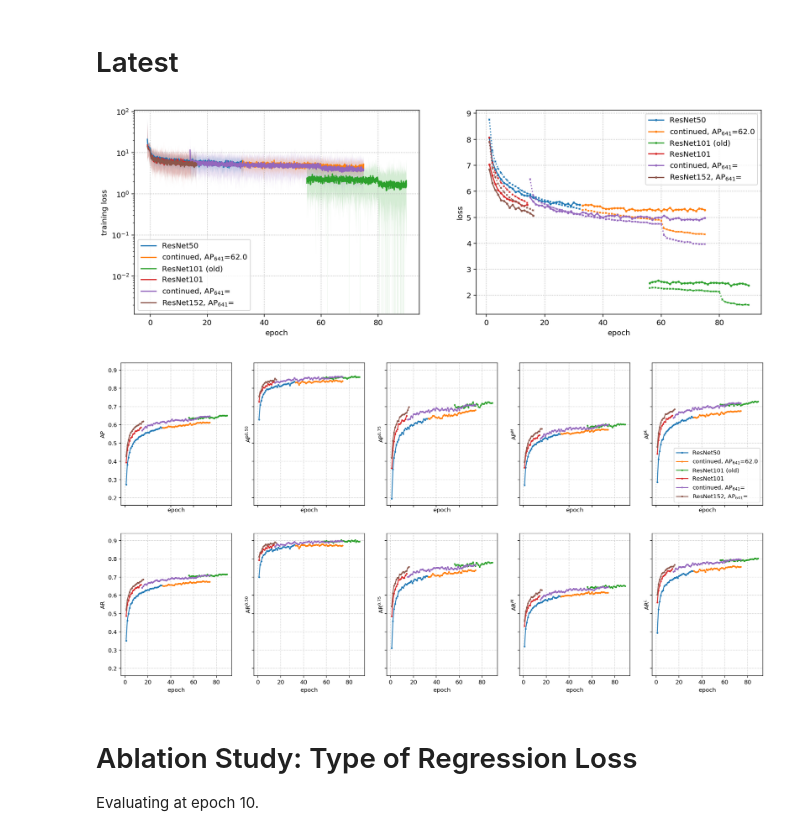
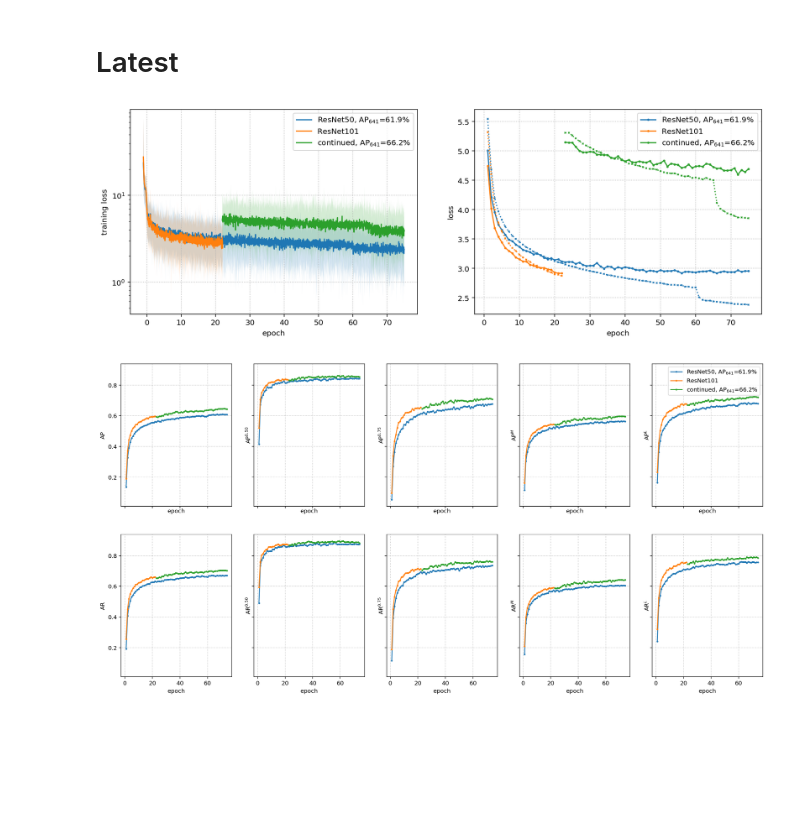
Before and after one commit to openpifpaf/openpifpaf, a Jupyter notebook: docs/studies.ipynb, the cells around one changed output. Saved outputs shown, nothing was run; the diff lists cells and outputs as text; code cells hidden in the pictures; blank space fills up the shorter version.

```diff
--- a/docs/studies.ipynb
+++ b/docs/studies.ipynb
@@ -12,46 +12,34 @@ import openpifpaf.logs
 # %%
 fig, (ax1, ax2) = plt.subplots(ncols=2, figsize=(15, 5))
 plots = openpifpaf.logs.Plots([
-#     '../outputs/resnet50block5-pif-paf-edge401-laplace-190221-181336.pkl.log',
-    '../outputs/resnet50block5-pif-paf-edge401-laplace-190224-131910.pkl.log',
-    '../outputs/resnet50block5-pif-paf-edge401-190225-112156.pkl.log',
-#     '../outputs/resnet101block5-pif-paf-edge401-laplace-190221-213355.pkl.log',
-    '../outputs/resnet101block5-pifs-pafs-edge401-l1-190216-165258.pkl.log',
-    '../outputs/resnet101block5-pif-paf-edge401-laplace-190221-213355.pkl.log',
-    '../outputs/resnet101block5-pif-paf-edge401-laplace-190222-115232.pkl.log',
-    '../outputs/resnet152block5-pif-paf-edge401-laplace-190221-212949.pkl.log',
+    '../outputs/resnet50block5-pif-paf-edge401-190312-175055.pkl.log',
+    '../outputs/resnet101block5-pif-paf-edge401-190312-174323.pkl.log',
+    '../outputs/resnet101block5-pif-paf-edge401-190313-100107.pkl.log',
 ], [
-    'ResNet50',
-    'continued, AP$_{641}$=62.0',
-    'ResNet101 (old)',
+    'ResNet50, AP$_{641}$=61.9%',
     'ResNet101',
-    'continued, AP$_{641}$=',
-    'ResNet152, AP$_{641}$=',
+    'continued, AP$_{641}$=66.2%',
 ])
 #pprint(plots.process_arguments())
 plots.train(ax1); ax1.set_yscale('log', nonposy='clip')
 plots.epoch_loss(ax2)
 
 # Precision and Recall plots
 fig, axs = plt.subplots(nrows=2, ncols=5, figsize=(20, 10), sharey=True, sharex=True)
 eval_plots = openpifpaf.logs.EvalPlots(plots.log_files, plots.labels, edge=641, samples=500)
 # precisions
 eval_plots.ap(axs[0, 0])
 eval_plots.ap050(axs[0, 1])
 eval_plots.ap075(axs[0, 2])
 eval_plots.apm(axs[0, 3])
 eval_plots.apl(axs[0, 4])
 # recalls
 eval_plots.ar(axs[1, 0])
 eval_plots.ar050(axs[1, 1])
 eval_plots.ar075(axs[1, 2])
 eval_plots.arm(axs[1, 3])
 eval_plots.arl(axs[1, 4])
 axs[0, 4].legend();
 # %% [output]
-[figure, old version]
+[figure, new version]
-[figure, old version]
+[figure, new version]
-# %% [markdown]
-# Ablation Study: Type of Regression Loss
-
-Evaluating at epoch 10.
```
Also changed, not shown: parts of 1 cell of this notebook.
